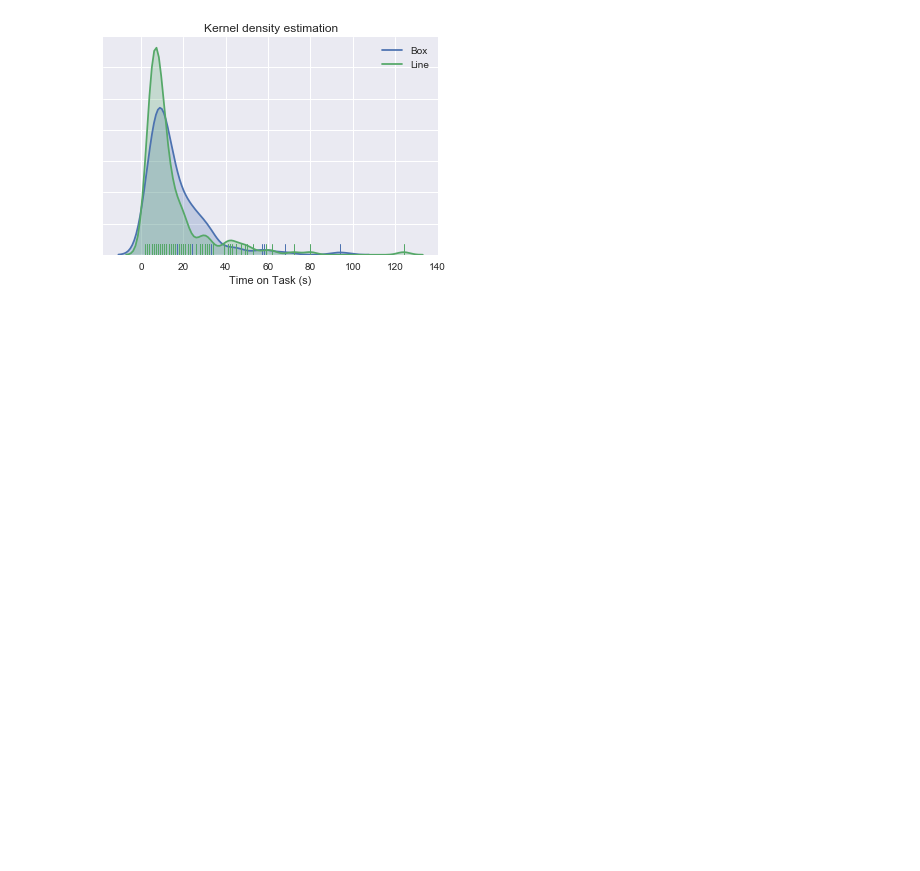
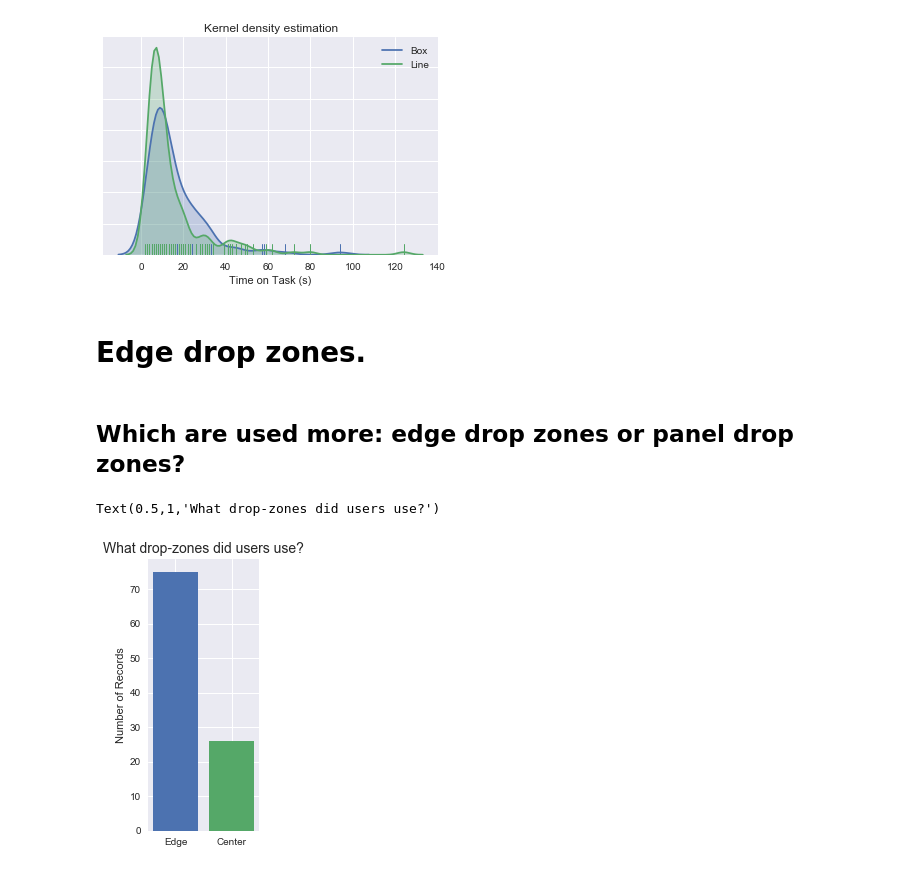
Before and after one commit to jupyter/surveys, a Jupyter notebook: surveys/2018-09-jupyterlab-ux/analysis/questions-to-answer.ipynb, the cells around one changed output. Drawn from its saved outputs; the diff is of its cells as text; code cells hidden in the pictures; blank space fills up the shorter version.

Commit message:
add one more graph and update readme to explain how to run

```diff
--- a/surveys/2018-09-jupyterlab-ux/analysis/questions-to-answer.ipynb
+++ b/surveys/2018-09-jupyterlab-ux/analysis/questions-to-answer.ipynb
@@ -235,3 +235,25 @@ ax.set_title("Kernel density estimation")
 # %% [output]
 Text(0.5,1,'Kernel density estimation')
 [figure]
+# %% [markdown]
+# Edge drop zones.
+# %% [markdown]
+## Which are used more: edge drop zones or panel drop zones?
+# %%
+# Edge dropzone dataframe
+dff = df[df.Task.isin(['4-1', '4-2', '5-1'])]
+norm = len(dff)
+
+edge = len(dff[dff.target == 'E'])
+center = len(dff[dff.target.isin(['R', 'G', 'B'])])
+
+x = ["Edge", "Center"]
+y = [edge, center]
+
+fig, ax = plt.subplots(figsize=(2,5))
+ax.bar(x, y, color=["C0", "C1"])
+ax.set_ylabel("Number of Records")
+ax.set_title("What drop-zones did users use?", fontsize=14)
+# %% [output]
+Text(0.5,1,'What drop-zones did users use?')
+[figure, added]
```
Also changed, not shown: parts of 2 cells of this notebook, 1 other file.
